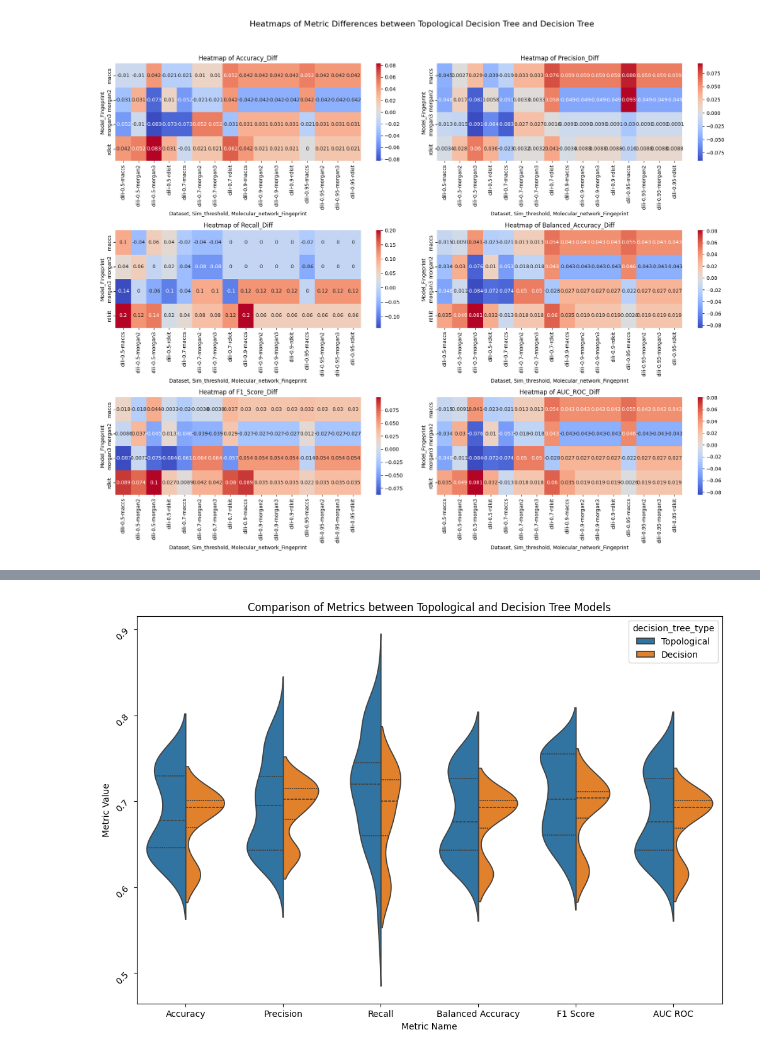
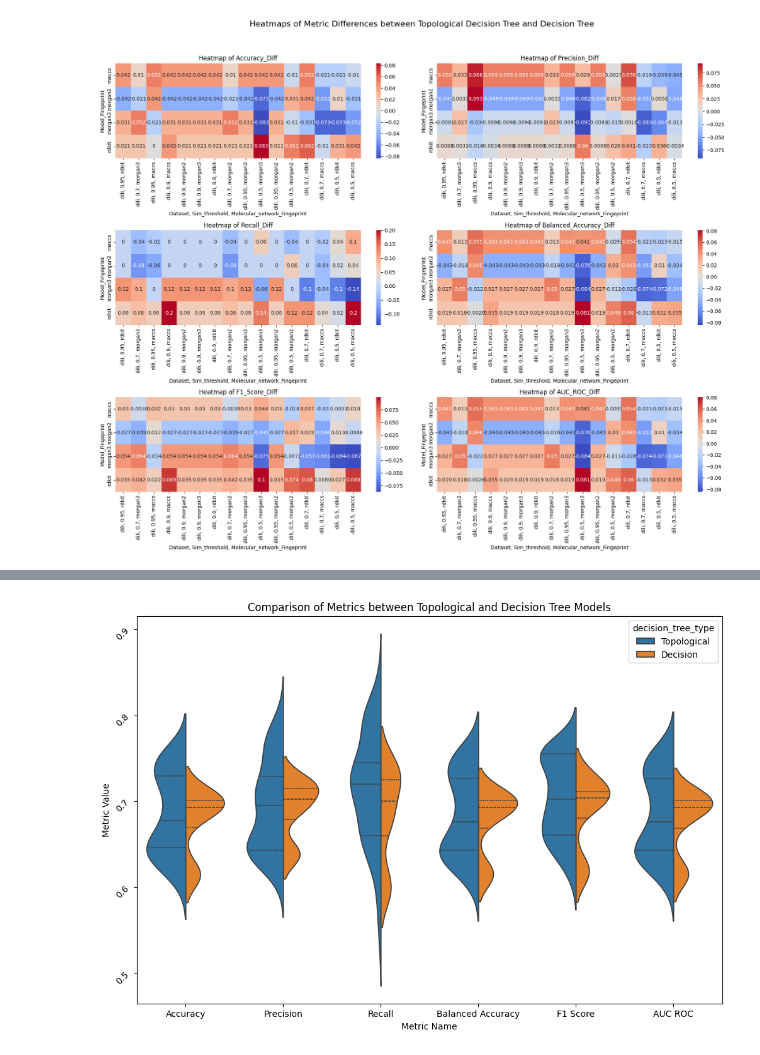
Before and after one commit to Manas02/topologicalimpurity, a Jupyter notebook: notebook/dili_tdt.ipynb, the cells around one changed output, grey strips where cells are left out. Drawn from its saved outputs; the diff is of its cells as text; code cells hidden in the pictures.

Commit message:
stat test

```diff
--- a/notebook/dili_tdt.ipynb
+++ b/notebook/dili_tdt.ipynb
@@ -7,41 +7,50 @@ import seaborn as sns
 # %%
 df = pd.read_csv('../benchmark/benchmark_dili_tdc_tdt_result.csv')
 # %%
-# Calculate differences in metrics
 df['Accuracy_Diff'] = df['Topological_Decision_Tree_Accuracy'] - df['Decision_Tree_Accuracy']
 df['Precision_Diff'] = df['Topological_Decision_Tree_Precision'] - df['Decision_Tree_Precision']
 df['Recall_Diff'] = df['Topological_Decision_Tree_Recall'] - df['Decision_Tree_Recall']
 df['Balanced_Accuracy_Diff'] = df['Topological_Decision_Tree_Balanced_Accuracy'] - df['Decision_Tree_Balanced_Accuracy']
 df['F1_Score_Diff'] = df['Topological_Decision_Tree_F1_Score'] - df['Decision_Tree_F1_Score']
 df['AUC_ROC_Diff'] = df['Topological_Decision_Tree_AUC_ROC'] - df['Decision_Tree_AUC_ROC']
 
 # List of metric differences to plot
 metrics = ['Accuracy_Diff', 'Precision_Diff', 'Recall_Diff', 'Balanced_Accuracy_Diff', 'F1_Score_Diff', 'AUC_ROC_Diff']
 
+# Sort the DataFrame by Percent_Activity_Cliff_test
+df_sorted = df.sort_values(by='Percent_Activity_Cliff_train')
+
+# Create a combined column for sorting
+df_sorted['Combined'] = df_sorted['Dataset'] + ', ' + df_sorted['Sim_threshold'].astype(str) + ', ' + df_sorted['Molecular_network_Fingeprint']
+
+# Group the data by the relevant columns and calculate mean differences
+grouped = df_sorted.groupby(['Dataset', 'Sim_threshold', 'Molecular_network_Fingeprint', 'Model_Fingeprint', 'Combined']).mean().reset_index()
+
 # Create a single figure with multiple subplots
 fig, axes = plt.subplots(nrows=3, ncols=2, figsize=(18, 15))
 fig.suptitle('Heatmaps of Metric Differences between Topological Decision Tree and Decision Tree', fontsize=16)
 
-# Group the data by the relevant columns and calculate mean differences
-grouped = df.groupby(['Dataset', 'Sim_threshold', 'Molecular_network_Fingeprint', 'Model_Fingeprint']).mean().reset_index()
+# Get the sorted combined column order
+sorted_combined_order = grouped.sort_values(by='Percent_Activity_Cliff_test')['Combined'].unique()
 
 # Iterate over metrics and axes
 for i, metric in enumerate(metrics):
     # Determine row and column index
     row = i // 2
     col = i % 2
 
-    # Create a pivot table for the heatmap
-    pivot_table = grouped.pivot_table(index='Model_Fingeprint', columns=['Dataset', 'Sim_threshold', 'Molecular_network_Fingeprint'], values=metric)
+    # Create a pivot table for the heatmap, following the sorted order
+    pivot_table = grouped.pivot_table(index='Model_Fingeprint', columns='Combined', values=metric)
+    pivot_table = pivot_table[sorted_combined_order]  # Ensure columns are sorted
 
     # Plot the heatmap on the corresponding subplot
     sns.heatmap(pivot_table, annot=True, cmap='coolwarm', ax=axes[row, col])
     axes[row, col].set_title(f'Heatmap of {metric}')
     axes[row, col].set_xlabel('Dataset, Sim_threshold, Molecular_network_Fingeprint')
     axes[row, col].set_ylabel('Model_Fingeprint')
 
 # Adjust layout for better viewing
 plt.tight_layout(rect=[0, 0, 1, 0.95])
 plt.show()
 # %% [output]
-[figure, old version]
+[figure, new version]
```
Also changed, not shown: parts of 6 cells of this notebook, 8 other files.
